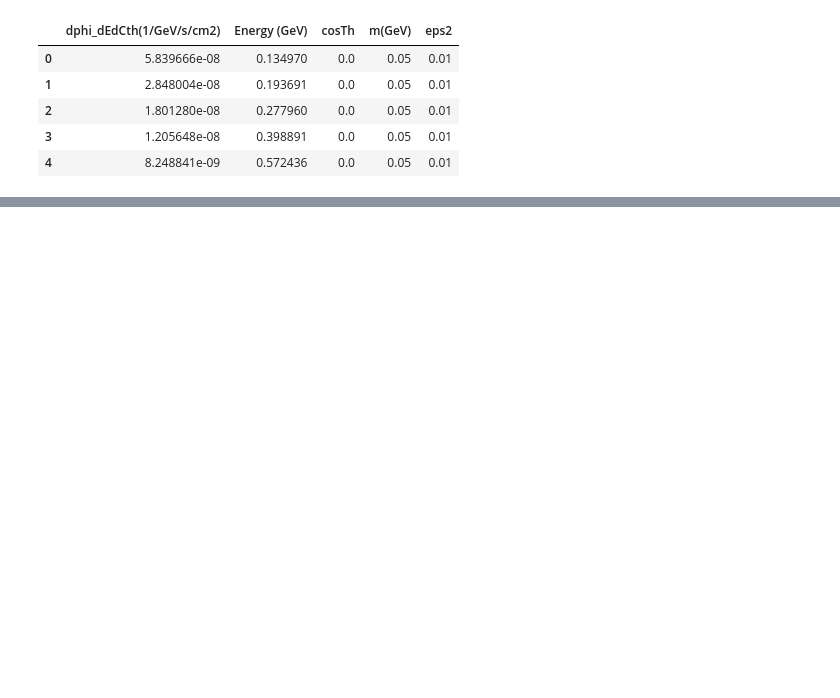
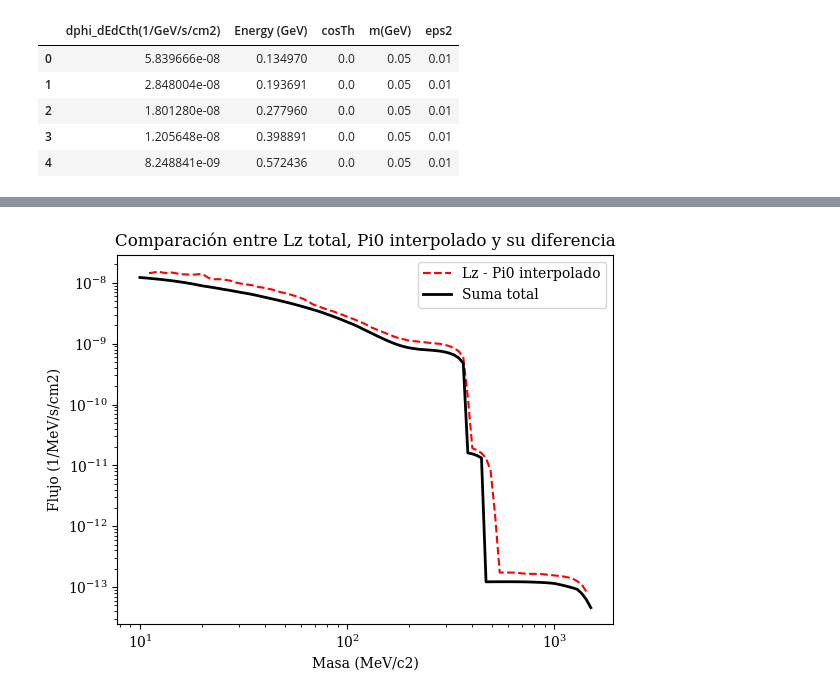
Before and after one commit to Lurishi/Doctorado-mCP, a Jupyter notebook: Mcp_gráficos_papers/Prueba_datos_mCP_fth.ipynb, the cells around one changed output, grey strips where cells are left out. Drawn from its saved outputs; the diff is of its cells as text; code cells hidden in the pictures; blank space fills up the shorter version.

```diff
--- a/Mcp_gráficos_papers/Prueba_datos_mCP_fth.ipynb
+++ b/Mcp_gráficos_papers/Prueba_datos_mCP_fth.ipynb
@@ -33,0 +172,15 @@ df_pi0.head()
+# %%
+flujo_lz = np.interp(common_mass*1000, lz_mass, lz_diff, left=np.nan, right=np.nan)
+plt.plot(common_mass*1000, flujo_lz, label='Lz - Pi0 interpolado', color='red', linestyle='--')
+plt.plot(common_mass*1000, flujo_total, label='Suma total', color='black', linewidth=2)
+plt.xscale('log')
+plt.yscale('log')
+plt.xlabel('Masa (MeV/c2)')
+plt.ylabel('Flujo (1/MeV/s/cm2)')
+plt.title('Comparación entre Lz total, Pi0 interpolado y su diferencia')
+plt.xscale('log')
+plt.yscale('log')
+plt.legend()
+plt.show()
+# %% [output]
+[figure, added]
```
Also changed, not shown: parts of 11 cells of this notebook, 1 other file.
